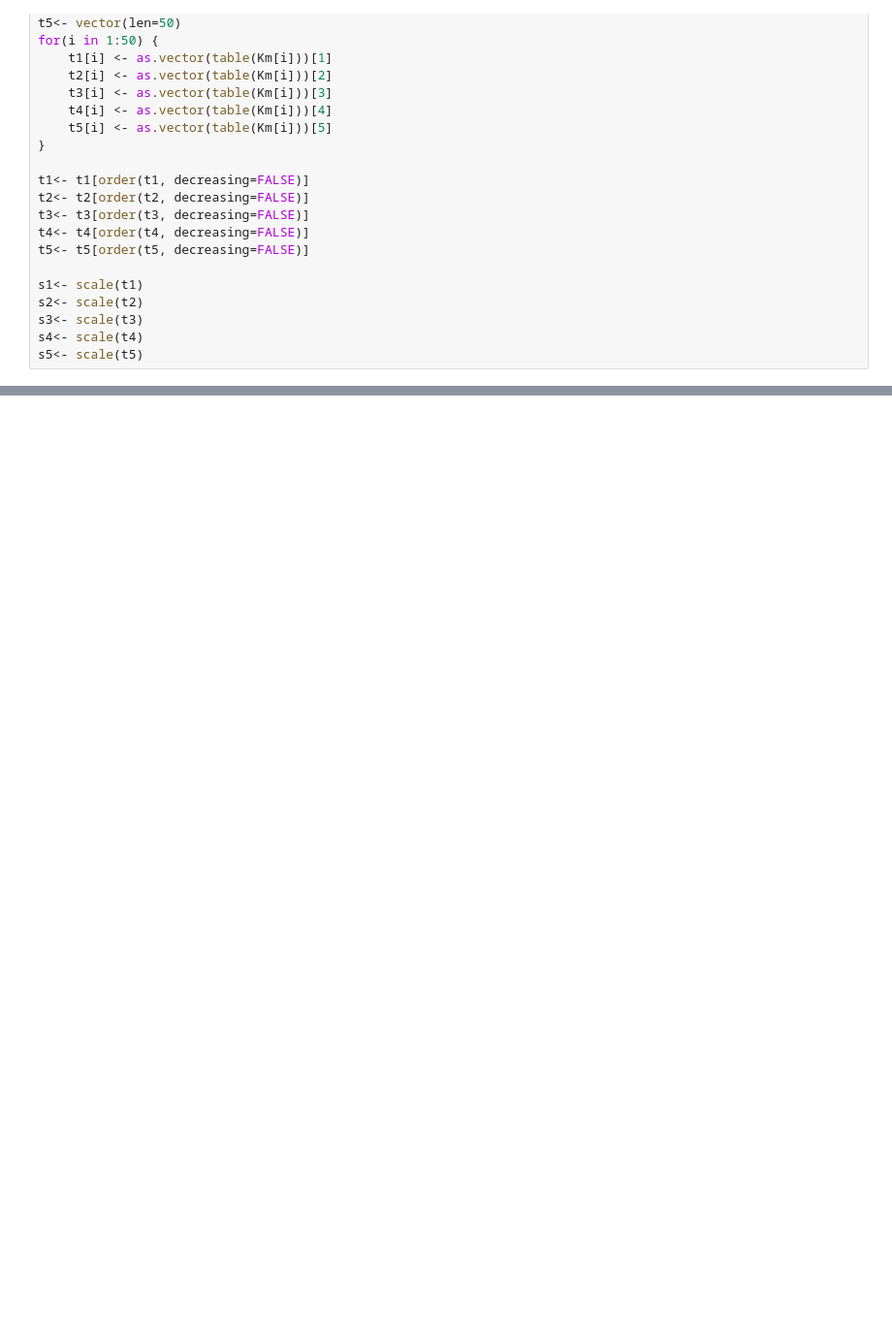
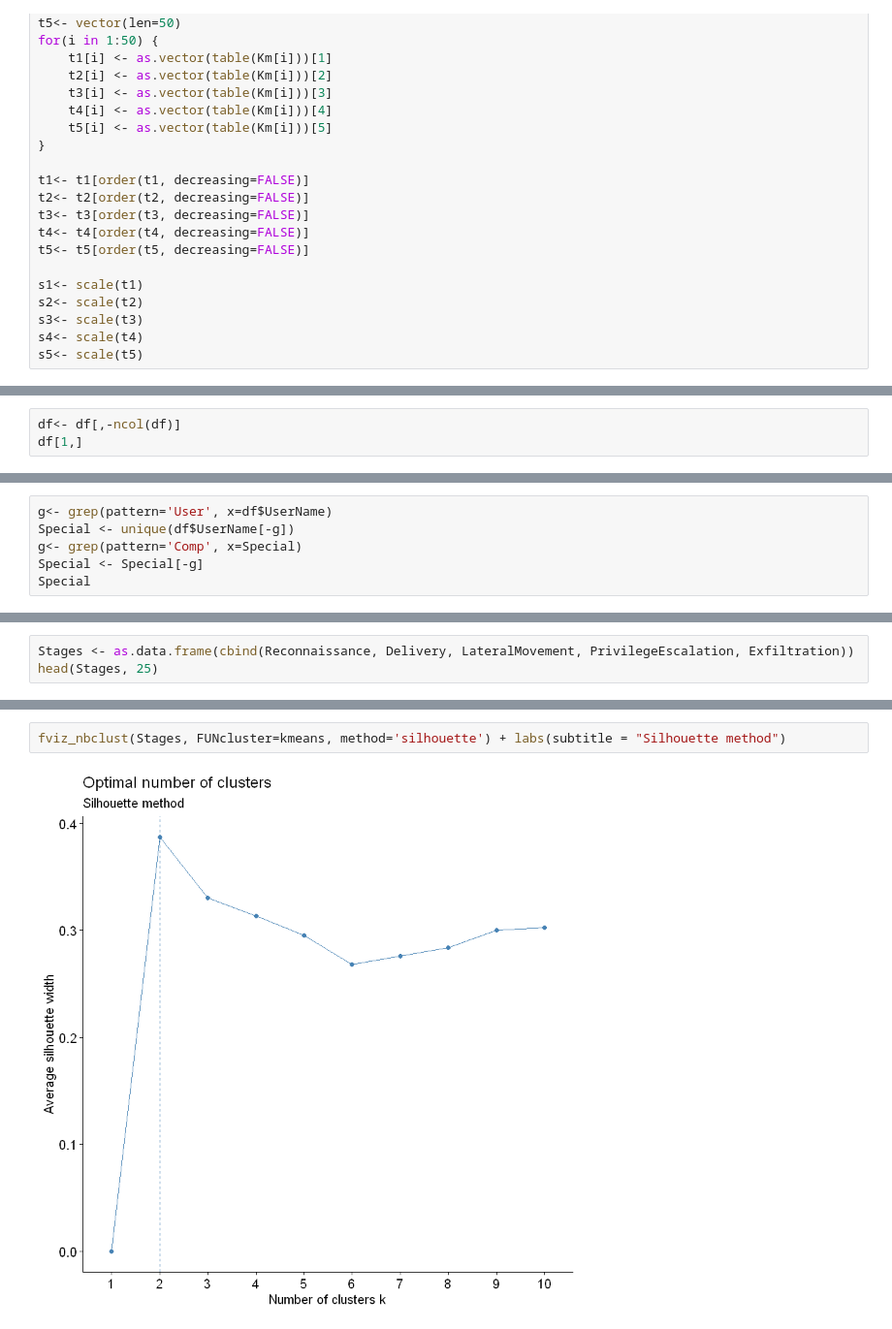
Before and after one commit to gabejg/Advanced-Cyber-Analytics-for-Attack-Detection, a Jupyter notebook: Alex/4 - Kill Chain/KC implementation.ipynb, the cells around one changed output, grey strips where cells are left out. Shown at 97% size. Drawn from its saved outputs; the diff is of its cells as text; blank space fills up the shorter version.

```diff
--- a/Alex/4 - Kill Chain/KC implementation.ipynb
+++ b/Alex/4 - Kill Chain/KC implementation.ipynb
@@ -203,0 +206,3 @@ _Idea: All events start with a score of 0 to belong to StageN, N from 1 to 5. Th
+# %%
+df<- df[,-ncol(df)]
+df[1,]
@@ -203,0 +212,6 @@ _Idea: All events start with a score of 0 to belong to StageN, N from 1 to 5. Th
+# %%
+g<- grep(pattern='User', x=df$UserName)
+Special <- unique(df$UserName[-g])
+g<- grep(pattern='Comp', x=Special)
+Special <- Special[-g]
+Special
@@ -203,0 +819,3 @@ _Idea: All events start with a score of 0 to belong to StageN, N from 1 to 5. Th
+# %%
+Stages <- as.data.frame(cbind(Reconnaissance, Delivery, LateralMovement, PrivilegeEscalation, Exfiltration))
+head(Stages, 25)
@@ -203,0 +840,4 @@ _Idea: All events start with a score of 0 to belong to StageN, N from 1 to 5. Th
+# %%
+fviz_nbclust(Stages, FUNcluster=kmeans, method='silhouette') + labs(subtitle = "Silhouette method")
+# %% [output]
+[figure, added]
```
Also changed, not shown: parts of 25 cells of this notebook, 1 other file.
